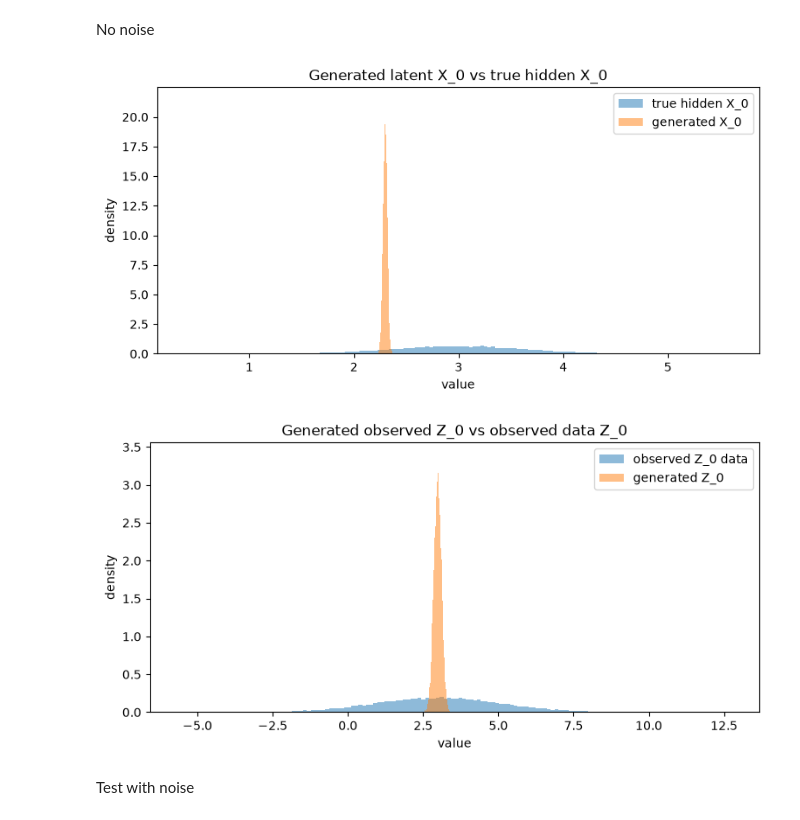
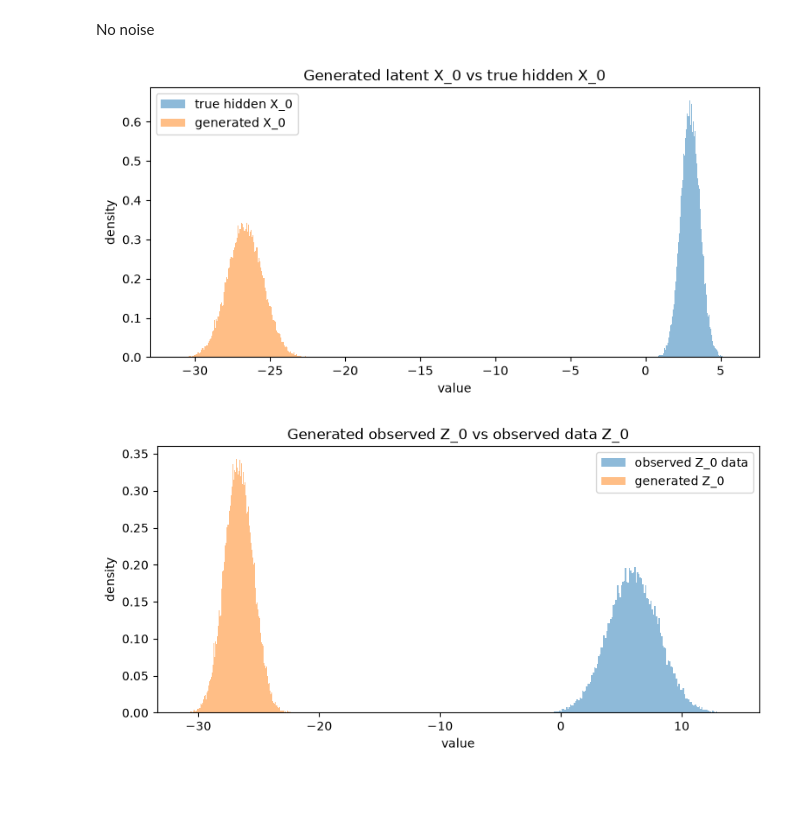
Before and after one commit to lealagonotte/stage_2026, a Jupyter notebook: ddpm_adapted (2).ipynb, the cells around one changed output. Cells and saved outputs as stored; diff of their text form; code cells hidden in the pictures; blank space fills up the shorter version.

```diff
--- a/ddpm_adapted (2).ipynb
+++ b/ddpm_adapted (2).ipynb
@@ -109,10 +110,10 @@ plt.show()
 # %% [markdown]
 Hyperparamètre et noise schedule
 # %%
-T = 300
+T = 400
 
 beta_start = 1e-4
-beta_end = 0.06
+beta_end = 0.02
 
 betas = torch.linspace(beta_start, beta_end, T, device=device) # Schedule linéaire pour les betas
 alphas = 1.0 - betas
@@ -314,13 +315,14 @@ Sampling
 
 
 @torch.no_grad()
-def p_sample_hidden_x_score(model, zt, t, eta):
+def p_sample_hidden_x_score(model, zt, t):
     """
     One adapted reverse step.
     """
 
     beta_t = extract(betas, t, zt.shape)
     alpha_t = extract(alphas, t, zt.shape)
+    alpha_bar_t = extract(alpha_bars, t, zt.shape)
 
     # sigma_{t-1}^2
     sigma_prev2 = extract_sigma2(t, zt.shape)
@@ -328,37 +330,30 @@ def p_sample_hidden_x_score(model, zt, t, eta):
     # delta_t = beta_t + alpha_t * sigma_{t-1}^2
     delta_t = beta_t + alpha_t * sigma_prev2
 
+    #Biais
+    bias_t = torch.sqrt(alpha_t) * eps_mean
     # Score of the observed distribution f_t^Z
     score = model(zt, t)
 
     # Tweedie estimate: mean of X_{t-1} | Z_t
-    x_prev_hat = (zt + delta_t * score) / torch.sqrt(alpha_t)
-    # Add noise to X_{t-1} for stochasticity
-    noise_x = torch.randn_like(zt)
+    x_prev_hat = (zt - bias_t + delta_t * score) / torch.sqrt(alpha_t)
 
-    x_prev = x_prev_hat + eta * noise_x
 
-    #Z_{t-1} | X_{t-1}, Z_t
-    mean_z = (
-        x_prev
-        +
-        (torch.sqrt(alpha_t) * sigma_prev2 / delta_t)
-        * (zt - torch.sqrt(alpha_t) * x_prev)
-    )
 
-    var_z = sigma_prev2 * beta_t / delta_t
+
+
 
     noise_z = torch.randn_like(zt)
 
     # As in DDPM, no Z-noise at the last step
     nonzero_mask = (t != 0).float().reshape(-1, 1)
 
-    z_prev = mean_z + nonzero_mask * torch.sqrt(var_z) * noise_z
+    z_prev = x_prev_hat + nonzero_mask * torch.sqrt(sigma_prev2) * noise_z
 
-    return z_prev, x_prev, x_prev_hat, mean_z, var_z
+    return z_prev, x_prev_hat
 # %%
 @torch.no_grad()
-def sample_hidden_x_from_z_ddpm(model, n_samples, eta):
+def sample_hidden_x_from_z_ddpm(model, n_samples):
     """
     Full adapted reverse chain.
 
@@ -377,57 +372,53 @@ def sample_hidden_x_from_z_ddpm(model, n_samples, eta):
     for time_step in reversed(range(T)):
         t = torch.full((n_samples,), time_step, device=device, dtype=torch.long)
 
-        z_prev, x_prev, x_prev_hat, mean_z, var_z= p_sample_hidden_x_score(model, zt, t, eta)
+        z_prev,  x_prev_hat,= p_sample_hidden_x_score(model, zt, t)
 
         if time_step in [T - 1, 200, 100, 50, 10, 0]:
             trajectory.append(
                 {
                     "time": time_step,
                     "z_t": zt.detach().cpu(),
-                    "x_prev": x_prev.detach().cpu(),
+
                     "x_prev_hat": x_prev_hat.detach().cpu(),
                     "z_prev": z_prev.detach().cpu(),
-                    "var_z": var_z.detach().cpu(),
+
                 }
             )
 
         zt = z_prev
 
     z0_hat = zt.detach().cpu()
-    x0_hat = x_prev.detach().cpu()
+    x0_hat = x_prev_hat.detach().cpu()
 
     return x0_hat, z0_hat, trajectory
 # %% [markdown]
 No noise
 # %%
-eta = 0.0
 
-
-x0_gen, z0_gen, trajectory = sample_hidden_x_from_z_ddpm(model, n_samples=30000, eta=eta)
+x0_gen, z0_gen, trajectory = sample_hidden_x_from_z_ddpm(model, n_samples=30000)
 
 x0_real, z0_real = sample_joint_data(30000, data=data)
 x0_real = x0_real.detach().cpu()
 z0_real = z0_real.detach().cpu()
 
 plt.figure(figsize=(9, 4))
 plt.hist(x0_real.numpy(), bins=150, density=True, alpha=0.5, label="true hidden X_0")
 plt.hist(x0_gen.numpy(), bins=150, density=True, alpha=0.5, label="generated X_0")
 plt.title("Generated latent X_0 vs true hidden X_0")
 plt.xlabel("value")
 plt.ylabel("density")
 plt.legend()
 plt.show()
 
 plt.figure(figsize=(9, 4))
 plt.hist(z0_real.numpy(), bins=150, density=True, alpha=0.5, label="observed Z_0 data")
 plt.hist(z0_gen.numpy(), bins=150, density=True, alpha=0.5, label="generated Z_0")
 plt.title("Generated observed Z_0 vs observed data Z_0")
 plt.xlabel("value")
 plt.ylabel("density")
 plt.legend()
 plt.show()
 # %% [output]
-[figure, old version]
+[figure, new version]
-[figure, old version]
+[figure, new version]
-# %% [markdown]
-Test with noise
```
Also changed, not shown: parts of 7 cells of this notebook.
